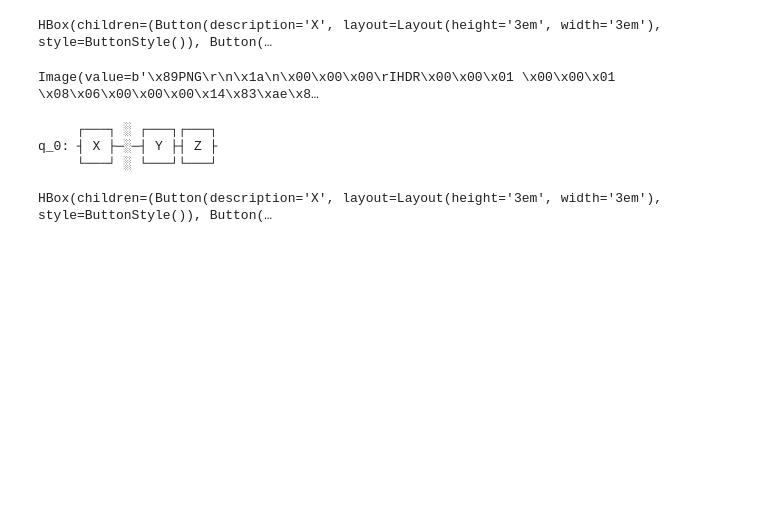
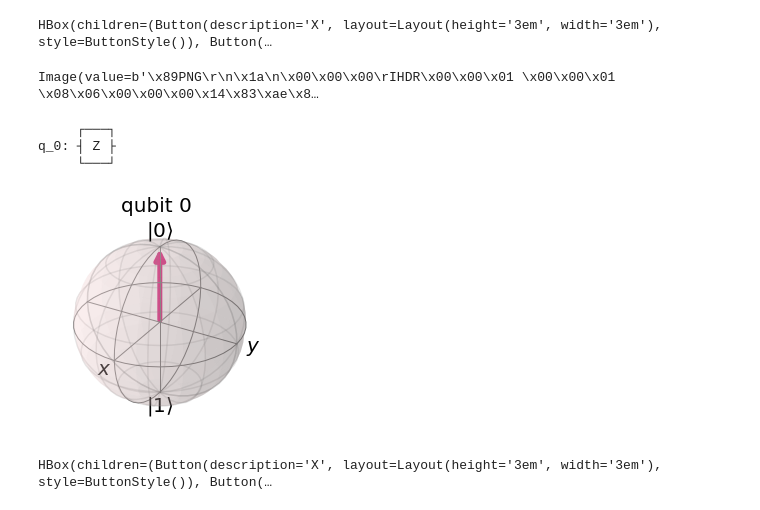
Before and after one commit to hstewari/Quantum-Computing, a Jupyter notebook: Single_Qubit_Gates.ipynb, the cells around one changed output. Cells and saved outputs as stored; diff of their text form; code cells hidden in the pictures; blank space fills up the shorter version.

```diff
--- a/Single_Qubit_Gates.ipynb
+++ b/Single_Qubit_Gates.ipynb
@@ -62,9 +43,0 @@ q_1: ┤ X ├
-# %%
-# save it as the statevector
-qc_x.save_statevector()
-# create the object
-qobj = assemble(qc_x)
-# get the result by running the simulator
-result = sim.run(qobj).result().get_statevector()
-# draw it in bloch sphere
-plot_bloch_multivector(result)
@@ -72,0 +44,5 @@ plot_bloch_multivector(result)
+# %%
+# Perform the Pauli Y-Gate
+qc_y = QuantumCircuit(1)
+qc_y.y(0)
+qc_y.draw()
@@ -72,0 +53,5 @@ plot_bloch_multivector(result)
+# %%
+qc_y.save_statevector()
+qobj = assemble(qc_y)
+state = sim.run(qobj).result().get_statevector()
+plot_bloch_multivector(state)
@@ -77,13 +64,21 @@ gate_demo(gates='pauli')
 # %% [output]
 HBox(children=(Button(description='X', layout=Layout(height='3em', width='3em'), style=ButtonStyle()), Button(…
 Image(value=b'\x89PNG\r\n\x1a\n\x00\x00\x00\rIHDR\x00\x00\x01 \x00\x00\x01 \x08\x06\x00\x00\x00\x14\x83\xae\x8…
-# %%
-qc.y(0)
-qc.z(0)
-qc.draw()
-# %% [output]
-     ┌───┐ ░ ┌───┐┌───┐
-q_0: ┤ X ├─░─┤ Y ├┤ Z ├
-     └───┘ ░ └───┘└───┘
+# %%
+# perform Pauli-Z gate
+qc_z = QuantumCircuit(1)
+qc_z.z(0)
+qc_z.draw()
+# %% [output]
+     ┌───┐
+q_0: ┤ Z ├
+     └───┘
+# %%
+qc_z.save_statevector()
+qobj = assemble(qc_z)
+state = sim.run(qobj).result().get_statevector()
+plot_bloch_multivector(state)
+# %% [output]
+[figure, added]
 # %%
 # Run the code in this cell to see the widget
```
Also changed, not shown: parts of 20 cells of this notebook, 2 other files.
